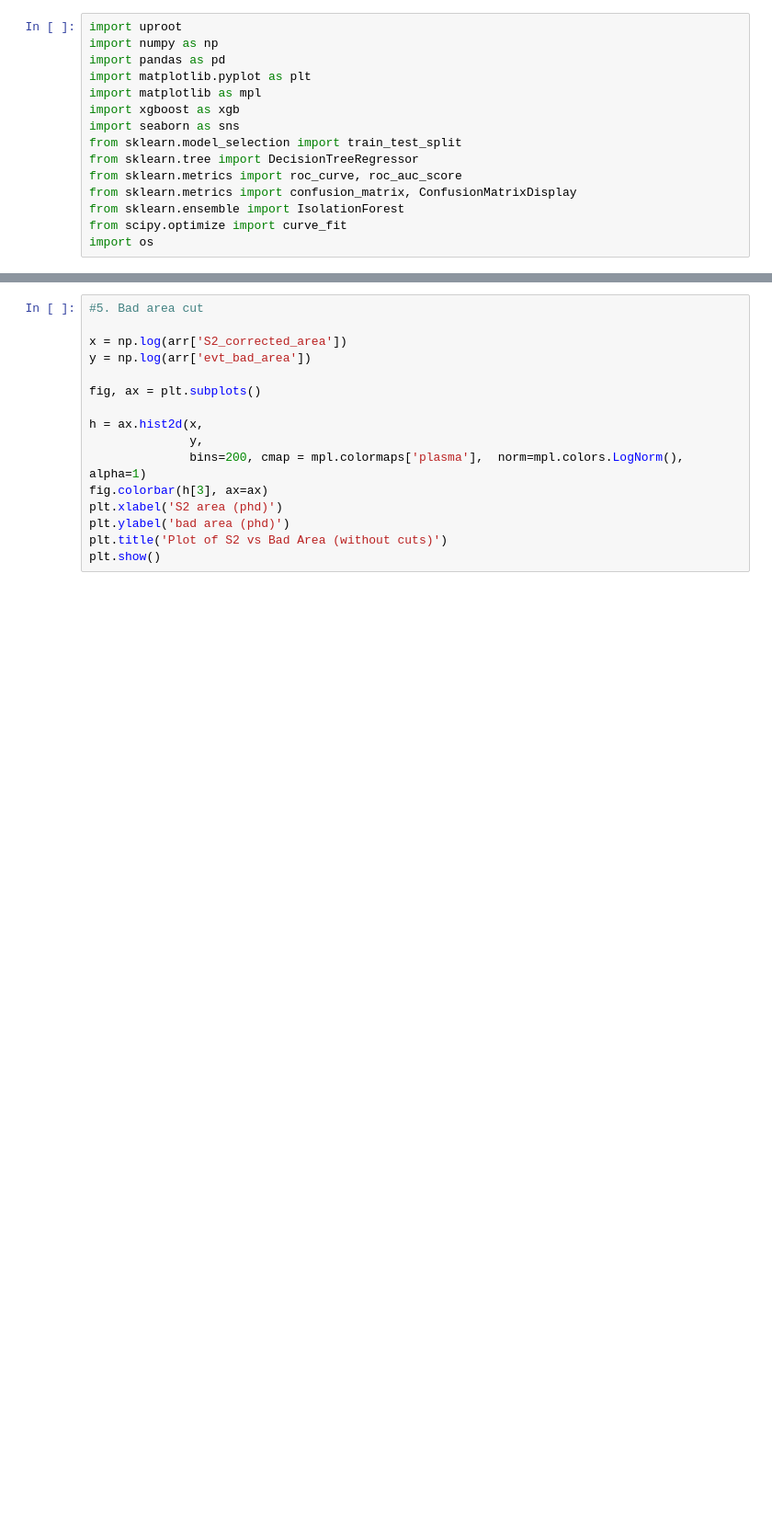
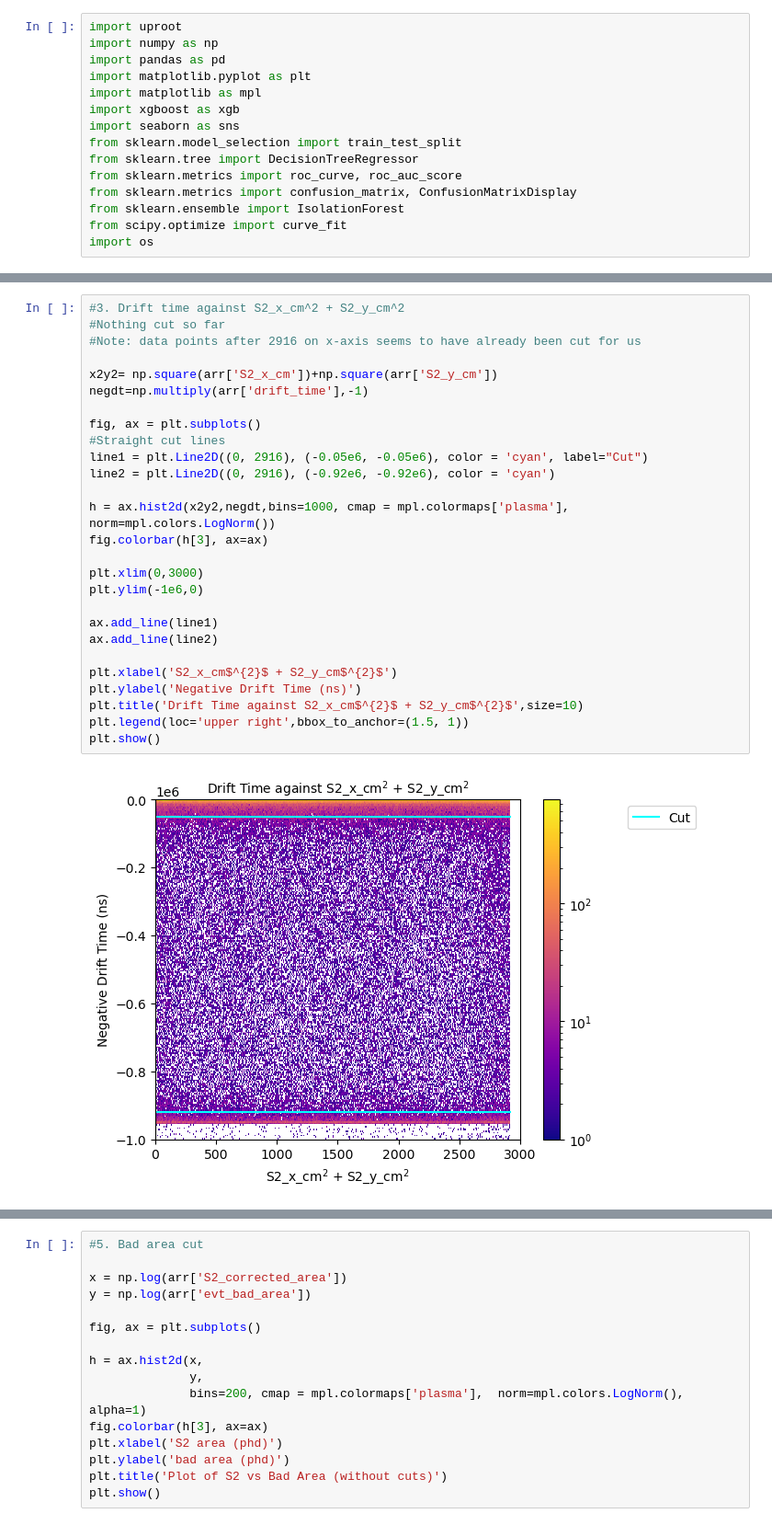
Before and after one commit to hpetrou/Bsc-Project, a Jupyter notebook: Tritium Cuts.ipynb, the cells around one changed output, grey strips where cells are left out. Shown at 92% size. Drawn from its saved outputs; the diff is of its cells as text; blank space fills up the shorter version.

```diff
--- a/Tritium Cuts.ipynb
+++ b/Tritium Cuts.ipynb
@@ -99,0 +150,29 @@ plt.show()
+# %%
+#3. Drift time against S2_x_cm^2 + S2_y_cm^2
+#Nothing cut so far
+#Note: data points after 2916 on x-axis seems to have already been cut for us
+
+x2y2= np.square(arr['S2_x_cm'])+np.square(arr['S2_y_cm'])
+negdt=np.multiply(arr['drift_time'],-1)
+
+fig, ax = plt.subplots()
+#Straight cut lines
+line1 = plt.Line2D((0, 2916), (-0.05e6, -0.05e6), color = 'cyan', label="Cut")
+line2 = plt.Line2D((0, 2916), (-0.92e6, -0.92e6), color = 'cyan')
+
+h = ax.hist2d(x2y2,negdt,bins=1000, cmap = mpl.colormaps['plasma'],  norm=mpl.colors.LogNorm())
+fig.colorbar(h[3], ax=ax)
+
+plt.xlim(0,3000)
+plt.ylim(-1e6,0)
+
+ax.add_line(line1)
+ax.add_line(line2)
+
+plt.xlabel('S2_x_cm$^{2}$ + S2_y_cm$^{2}$')
+plt.ylabel('Negative Drift Time (ns)')
+plt.title('Drift Time against S2_x_cm$^{2}$ + S2_y_cm$^{2}$',size=10)
+plt.legend(loc='upper right',bbox_to_anchor=(1.5, 1))
+plt.show()
+# %% [output]
+[figure, added]
```
Also changed, not shown: parts of 6 cells of this notebook.
